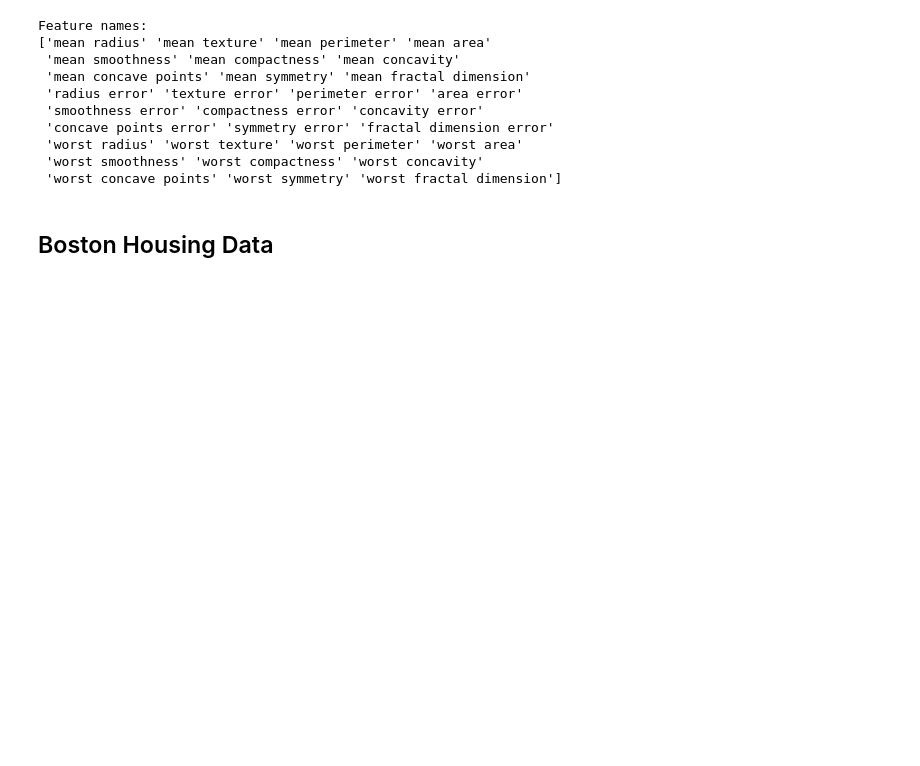
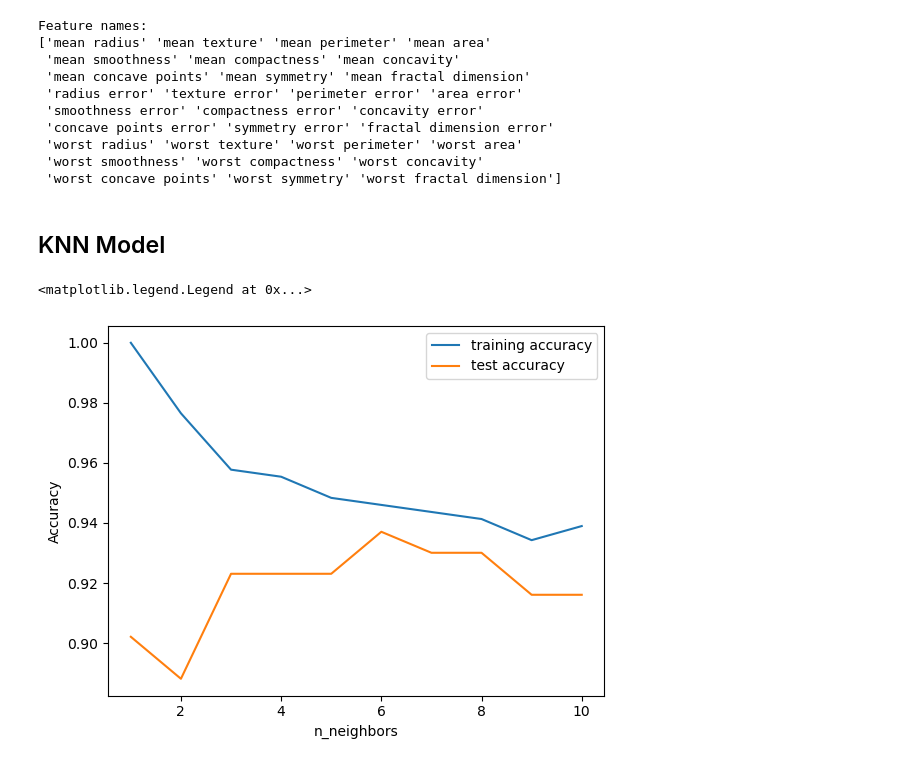
Before and after one commit to abhaykukade/ml_model_evaluation, a Jupyter notebook: supervised.ipynb, the cells around one changed output. Drawn from its saved outputs; the diff is of its cells as text; code cells hidden in the pictures; blank space fills up the shorter version.

```diff
--- a/supervised.ipynb
+++ b/supervised.ipynb
@@ -41,12 +38,26 @@ Feature names:
  'worst radius' 'worst texture' 'worst perimeter' 'worst area'
  'worst smoothness' 'worst compactness' 'worst concavity'
  'worst concave points' 'worst symmetry' 'worst fractal dimension']
-# %% [markdown]
-## Boston Housing Data
-# %%
-cancer = load_breast_cancer()
-cancer.keys()
-print(f'Shape of cancer dataset: {cancer.data.shape}')
-print(f'Target classes:\n{
-    {n:v for n,v in zip(cancer.target_names, np.bincount(cancer.target))}}')
-print(f'Feature names:\n{cancer.feature_names}')
+# %% [markdown]
+## KNN Model
+# %%
+X_train, X_test, y_train, y_test = train_test_split(cancer.data, cancer.target, stratify=cancer.target, random_state=66)
+training_accuracy = []
+test_accuracy = []
+neighbors_param = range(1,11)
+# %%
+for n_neighbors in neighbors_param:
+    knn = KNeighborsClassifier(n_neighbors=n_neighbors)
+    knn.fit(X_train, y_train)
+
+    training_accuracy.append(knn.score(X_train, y_train))
+    test_accuracy.append(knn.score(X_test, y_test))
+# %%
+plt.plot(neighbors_param, training_accuracy, label='training accuracy')
+plt.plot(neighbors_param, test_accuracy, label = 'test accuracy')
+plt.ylabel('Accuracy')
+plt.xlabel('n_neighbors')
+plt.legend()
+# %% [output]
+<matplotlib.legend.Legend at 0x...>
+[figure, added]
```
Also changed, not shown: parts of 1 cell of this notebook.
